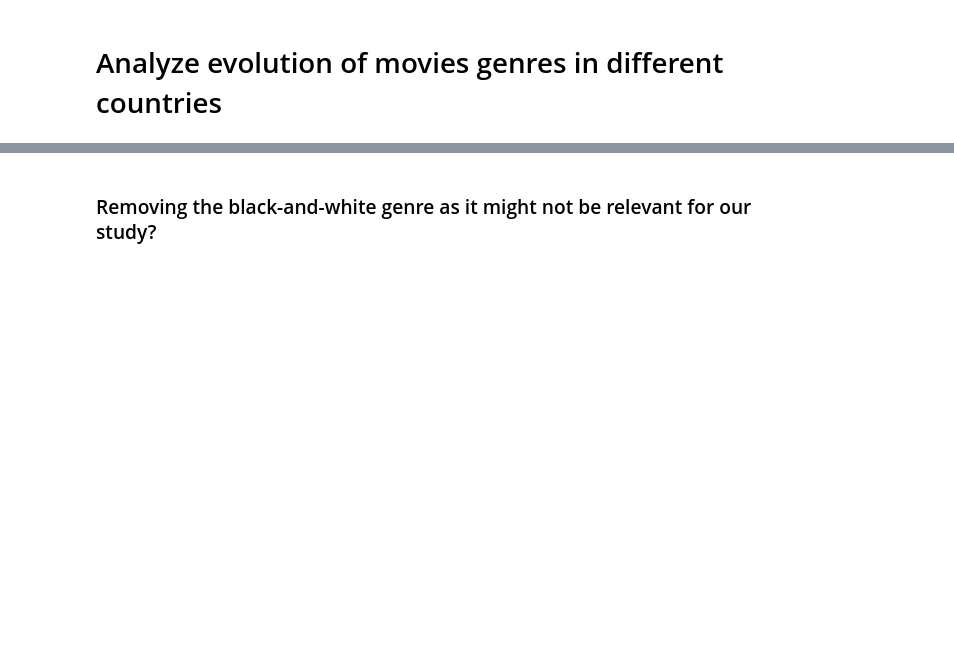
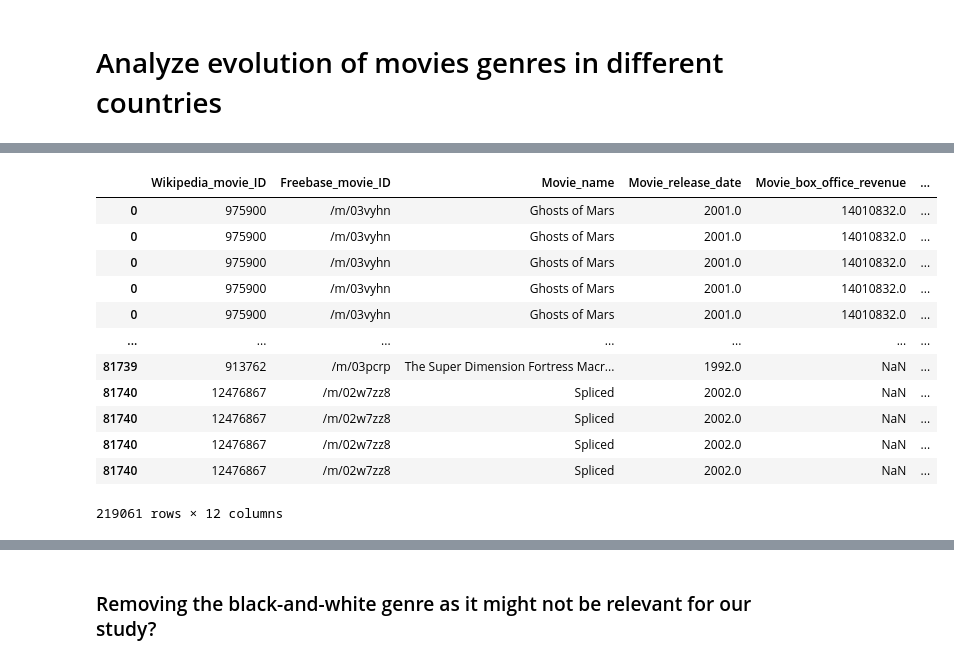
Before and after one commit to epfl-ada/ada-2024-project-astonishingdataavengers24, a Jupyter notebook: src/evolution_continents.ipynb, the cells around one changed output, grey strips where cells are left out. Saved outputs shown, nothing was run; the diff lists cells and outputs as text; code cells hidden in the pictures; blank space fills up the shorter version.

```diff
--- a/src/evolution_continents.ipynb
+++ b/src/evolution_continents.ipynb
@@ -164,3 +32,30 @@ df_metadata_exploded = df_metadata.explode('Movie_genres')
+# %%
+# safe_eval function to handle malformed strings
+def safe_eval(value):
+    try:
+        return ast.literal_eval(value)
+    except (ValueError, SyntaxError):
+        return value  # Return the original value if it cannot be parsed
+
+df_metadata['Grouped_genres'] = df_metadata['Grouped_genres'].apply(lambda x: safe_eval(x) if isinstance(x, str) else x)
+# Explode the genres
+df_metadata_exploded = df_metadata.explode('Grouped_genres')
+
+df_metadata_exploded
+# %% [output]
+|  | Wikipedia_movie_ID | Freebase_movie_ID | Movie_name | Movie_release_date | Movie_box_office_revenue | ... |
+| 0 | 975900 | /m/03vyhn | Ghosts of Mars | 2001.0 | 14010832.0 | ... |
+| 0 | 975900 | /m/03vyhn | Ghosts of Mars | 2001.0 | 14010832.0 | ... |
+| 0 | 975900 | /m/03vyhn | Ghosts of Mars | 2001.0 | 14010832.0 | ... |
+| 0 | 975900 | /m/03vyhn | Ghosts of Mars | 2001.0 | 14010832.0 | ... |
+| 0 | 975900 | /m/03vyhn | Ghosts of Mars | 2001.0 | 14010832.0 | ... |
+| ... | ... | ... | ... | ... | ... | ... |
+| 81739 | 913762 | /m/03pcrp | The Super Dimension Fortress Macr... | 1992.0 | NaN | ... |
+| 81740 | 12476867 | /m/02w7zz8 | Spliced | 2002.0 | NaN | ... |
+| 81740 | 12476867 | /m/02w7zz8 | Spliced | 2002.0 | NaN | ... |
+| 81740 | 12476867 | /m/02w7zz8 | Spliced | 2002.0 | NaN | ... |
+| 81740 | 12476867 | /m/02w7zz8 | Spliced | 2002.0 | NaN | ... |
+219061 rows × 12 columns
 # %%
 # Count occurence of each genre by grouping by decade, continent and genre
 genre_counts = (
```
Also changed, not shown: parts of 14 cells of this notebook.
